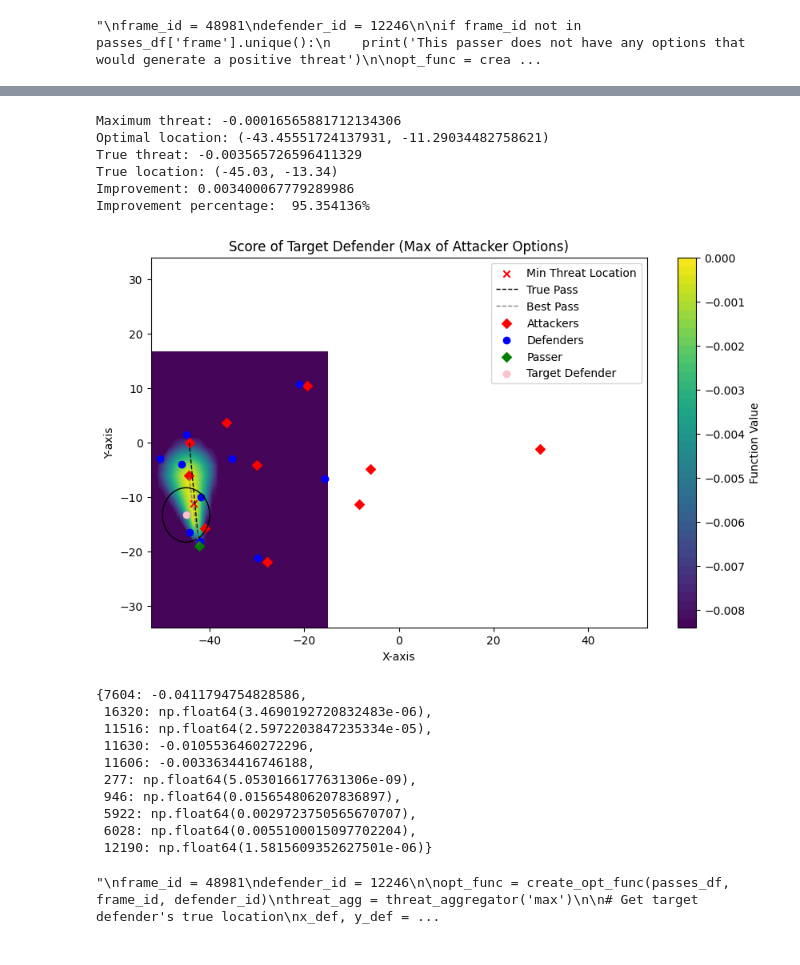
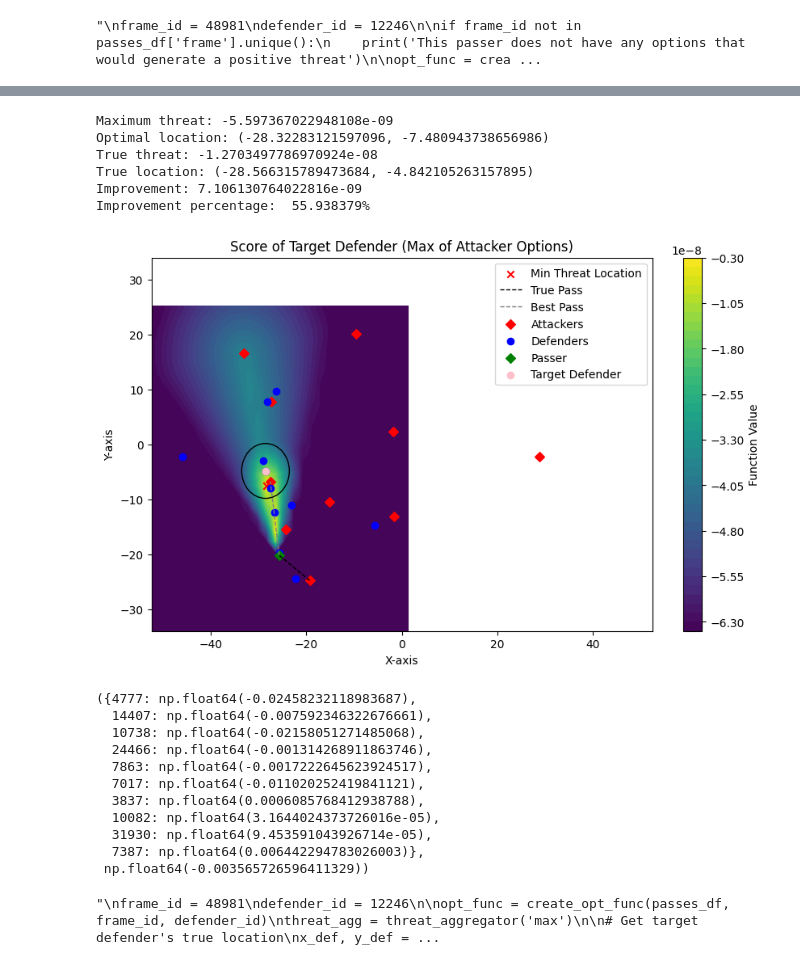
Before and after one commit to ariskoutris/defensive-passing-networks, a Jupyter notebook: src/notebooks/opt_function.ipynb, the cells around one changed output, grey strips where cells are left out. Cells and saved outputs as stored; diff of their text form; code cells hidden in the pictures.

```diff
--- a/src/notebooks/opt_function.ipynb
+++ b/src/notebooks/opt_function.ipynb
@@ -337,3 +337,7 @@ plt.ylim([-pitch_width/2, pitch_width/2])
 plt.show()"""
 # %% [output]
 "\nframe_id = 48981\ndefender_id = 12246\n\nif frame_id not in passes_df['frame'].unique():\n    print('This passer does not have any options that would generate a positive threat')\n\nopt_func = crea ...
+# %%
+# update coordinates of players
+passes_df['tracking.x'][(passes_df['tracking.object_id'] == defender_id) & (passes_df['frame'] == frame_id)] = x
+passes_df['tracking.y'][(passes_df['tracking.object_id'] == defender_id) & (passes_df['frame'] == frame_id)] = y
@@ -340,6 +377,6 @@ plt.show()"""
 # %%
-frame_id = 10664
-defender_id = 16320
+frame_id = 31945
+defender_id = 10738
 
 opt_func = create_opt_func(passes_df, frame_id, defender_id)
 threat_agg = threat_aggregator('softmax', temp=0.005)
@@ -347,6 +384,7 @@ threat_agg = threat_aggregator('softmax', temp=0.005)
 
 # Get target defender's true location
 x_def, y_def = defender_true_location(passes_df, frame_id, defender_id)
+
 
 # Get achieved score of the target defender
 true_scores = opt_func(x_def, y_def)
@@ -380,53 +418,54 @@ for i in range(Z.shape[0]):
             max_Z = Z[i, j]
             x, y = X[i, j], Y[i, j]
 
 
 print(f'Maximum threat: {max_Z}')
 print(f'Optimal location: ({x}, {y})')
 print(f'True threat: {true_score}')
 print(f'True location: ({x_def}, {y_def})')
 print(f'Improvement: {max_Z - true_score}')
 print(f'Improvement percentage:\t {100 * (max_Z - true_score) / abs(true_score):.6f}%')
 
 
 # Plot the function
 plt.figure(figsize=(10, 6))
 plt.contourf(X, Y, Z, levels=50, cmap='viridis')
 plt.colorbar(label='Function Value')
 
 plt.scatter(x, y, color='red', marker='x', label='Min Threat Location')
 
 plot_players(passes_df, frame_id, defender_id, max_threat_receiver_id)
 circle = plt.Circle((x_def, y_def), radius, color='black', fill=False)
 plt.gca().add_artist(circle)
 plt.legend()
 plt.title('Score of Target Defender (Max of Attacker Options)')
 plt.xlabel('X-axis')
 plt.ylabel('Y-axis')
 plt.xlim([-pitch_length/2, pitch_length/2])
 plt.ylim([-pitch_width/2, pitch_width/2])
 plt.show()
 # %% [output]
-Maximum threat: -0.00016565881712134306
-Optimal location: (-43.45551724137931, -11.29034482758621)
-True threat: -0.003565726596411329
-True location: (-45.03, -13.34)
-Improvement: 0.003400067779289986
-Improvement percentage:  95.354136%
+Maximum threat: -5.597367022948108e-09
+Optimal location: (-28.32283121597096, -7.480943738656986)
+True threat: -1.2703497786970924e-08
+True location: (-28.566315789473684, -4.842105263157895)
+Improvement: 7.106130764022816e-09
+Improvement percentage:  55.938379%
-[figure, old version]
+[figure, new version]
 # %%
-true_scores
+true_scores, true_score
 # %% [output]
-{7604: -0.0411794754828586,
- 16320: np.float64(3.4690192720832483e-06),
- 11516: np.float64(2.5972203847235334e-05),
- 11630: -0.0105536460272296,
- 11606: -0.0033634416746188,
- 277: np.float64(5.0530166177631306e-09),
- 946: np.float64(0.015654806207836897),
- 5922: np.float64(0.0029723750565670707),
- 6028: np.float64(0.0055100015097702204),
- 12190: np.float64(1.5815609352627501e-06)}
+({4777: np.float64(-0.02458232118983687),
+  14407: np.float64(-0.007592346322676661),
+  10738: np.float64(-0.02158051271485068),
+  24466: np.float64(-0.001314268911863746),
+  7863: np.float64(-0.0017222645623924517),
+  7017: np.float64(-0.011020252419841121),
+  3837: np.float64(0.0006085768412938788),
+  10082: np.float64(3.1644024373726016e-05),
+  31930: np.float64(9.453591043926714e-05),
+  7387: np.float64(0.006442294783026003)},
+ np.float64(-0.003565726596411329))
 # %%
 """
 frame_id = 48981
```
Also changed, not shown: parts of 10 cells of this notebook.
